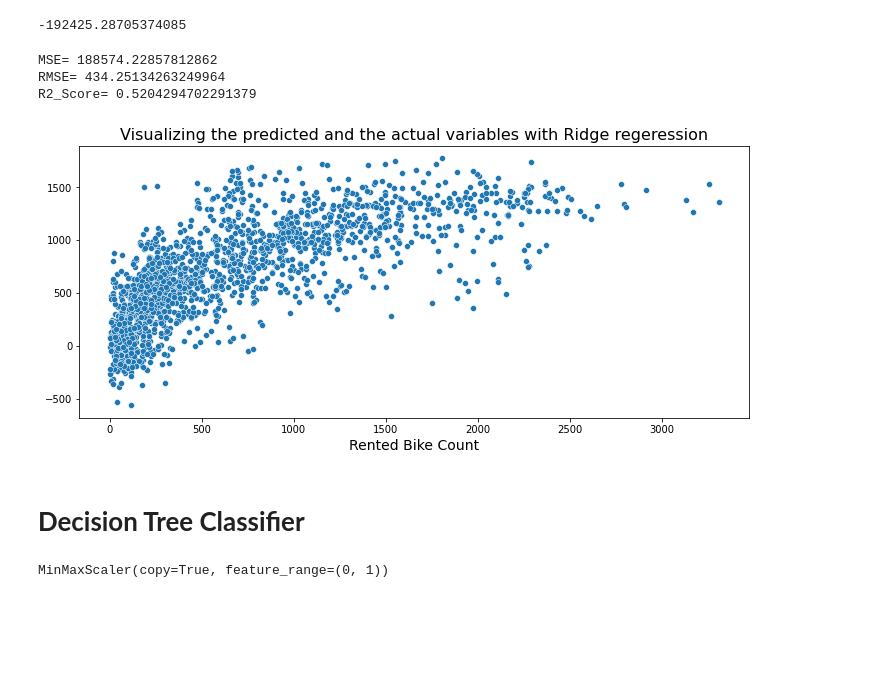
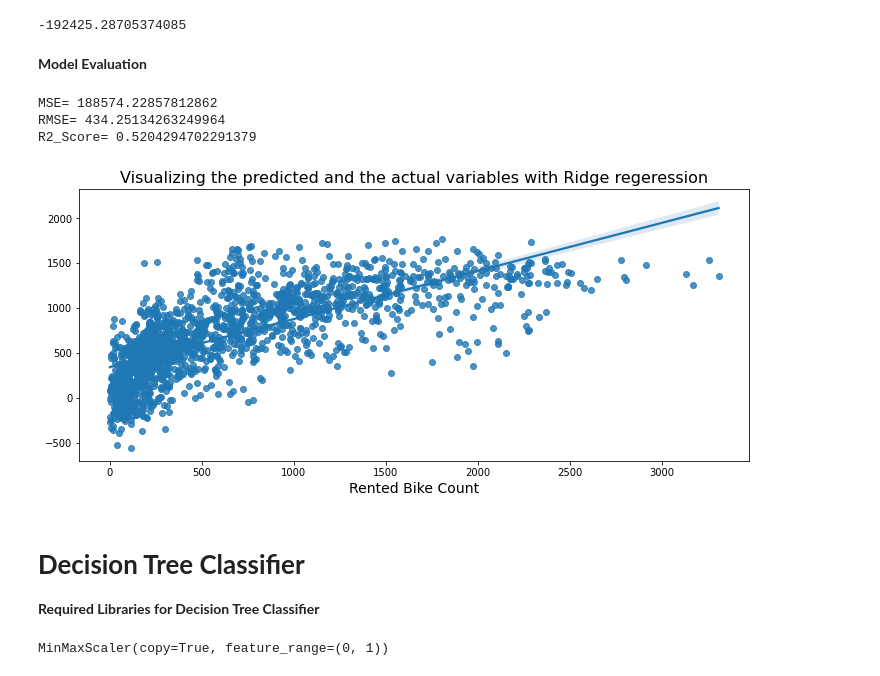
Before and after one commit to Narayan718/bike-rental-prediction, a Jupyter notebook: Bike_rental_prediction.ipynb, the cells around one changed output. Saved outputs shown, nothing was run; the diff lists cells and outputs as text; code cells hidden in the pictures; blank space fills up the shorter version.

```diff
--- a/Bike_rental_prediction.ipynb
+++ b/Bike_rental_prediction.ipynb
@@ -591,6 +611,8 @@ ridge_regressor.best_score_
 -192425.28705374085
 # %%
 pred_test_r = ridge_regressor.predict(X_test)
+# %% [markdown]
+**Model Evaluation**
 # %%
 MSE_test = mean_squared_error(y_test, pred_test_r)
 print(f'MSE= {MSE_test}')
@@ -607,11 +629,13 @@ R2_Score= 0.5204294702291379
 # %%
 #ploting the outputs
 plt.figure(figsize=(12, 5))
-sns.scatterplot(y_test, pred_test_r)
+sns.regplot(y_test, pred_test_r)
 plt.title('Visualizing the predicted and the actual variables with Ridge regeression', size=16)
 plt.xlabel('Rented Bike Count', size=14)
 plt.show()
 # %% [output]
-[figure, old version]
+[figure, new version]
 # %% [markdown]
 # **Decision Tree Classifier**
+
+**Required Libraries for Decision Tree Classifier**
```
Also changed, not shown: parts of 40 cells of this notebook.
